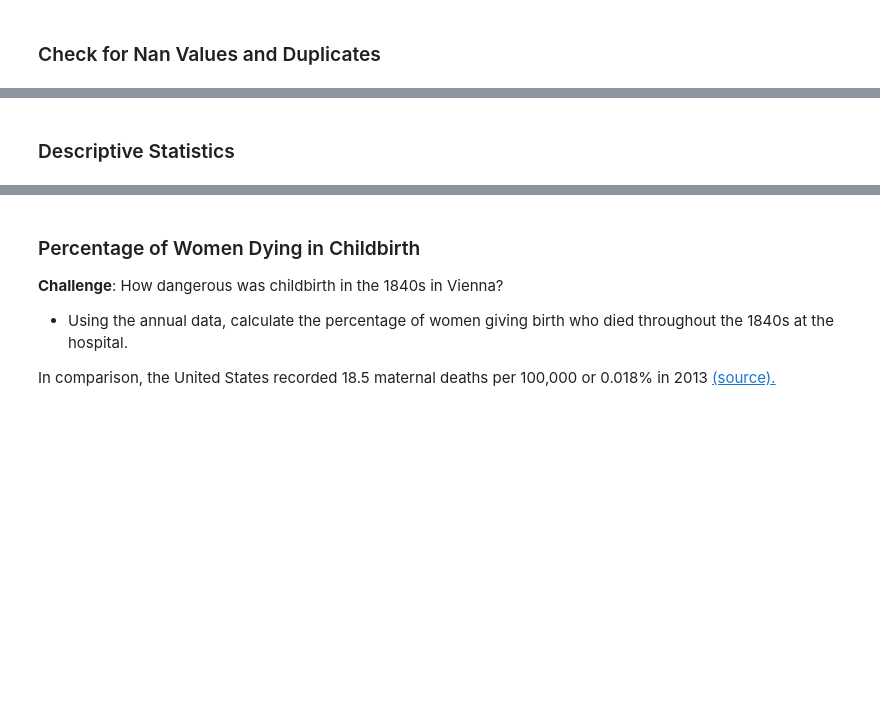
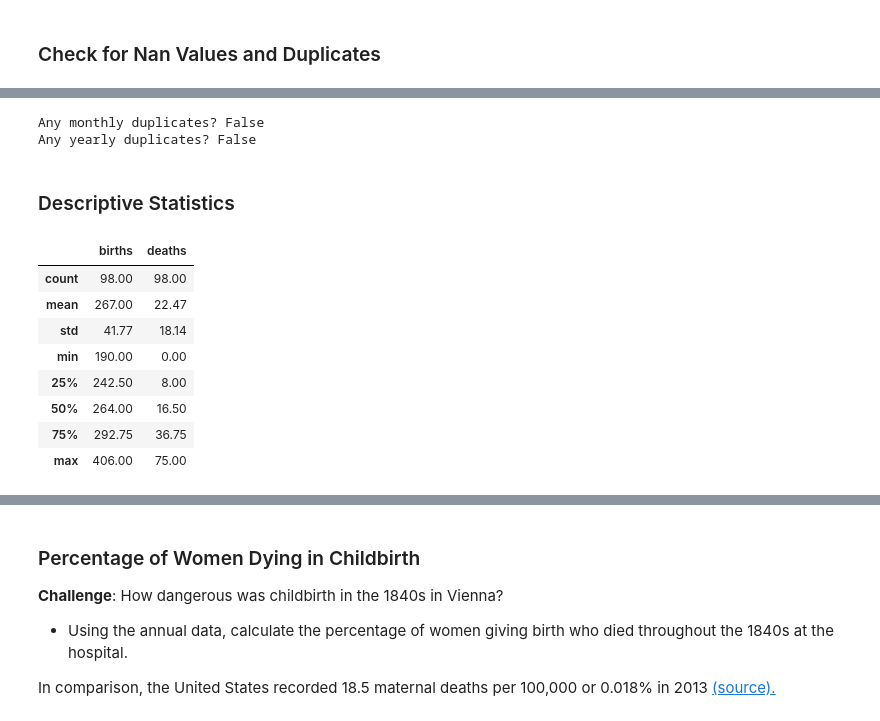
Before and after one commit to washimimizuku/100-days-of-python, a Jupyter notebook: day79/dr-semmelweis/Dr_Semmelweis_Handwashing_Discovery.ipynb, the cells around one changed output, grey strips where cells are left out. Saved outputs shown, nothing was run; the diff lists cells and outputs as text; code cells hidden in the pictures; blank space fills up the shorter version.

```diff
--- a/day79/dr-semmelweis/Dr_Semmelweis_Handwashing_Discovery.ipynb
+++ b/day79/dr-semmelweis/Dr_Semmelweis_Handwashing_Discovery.ipynb
@@ -92,2 +142,20 @@ df_monthly.head()
+# %%
+print(f'Any monthly duplicates? {df_monthly.duplicated().values.any()}')
+print(f'Any yearly duplicates? {df_yearly.duplicated().values.any()}')
+# %% [output]
+Any monthly duplicates? False
+Any yearly duplicates? False
 # %% [markdown]
 ### Descriptive Statistics
+# %%
+df_monthly.describe()
+# %% [output]
+|  | births | deaths |
+| count | 98.00 | 98.00 |
+| mean | 267.00 | 22.47 |
+| std | 41.77 | 18.14 |
+| min | 190.00 | 0.00 |
+| 25% | 242.50 | 8.00 |
+| 50% | 264.00 | 16.50 |
+| 75% | 292.75 | 36.75 |
+| max | 406.00 | 75.00 |
```
Also changed, not shown: parts of 8 cells of this notebook.
